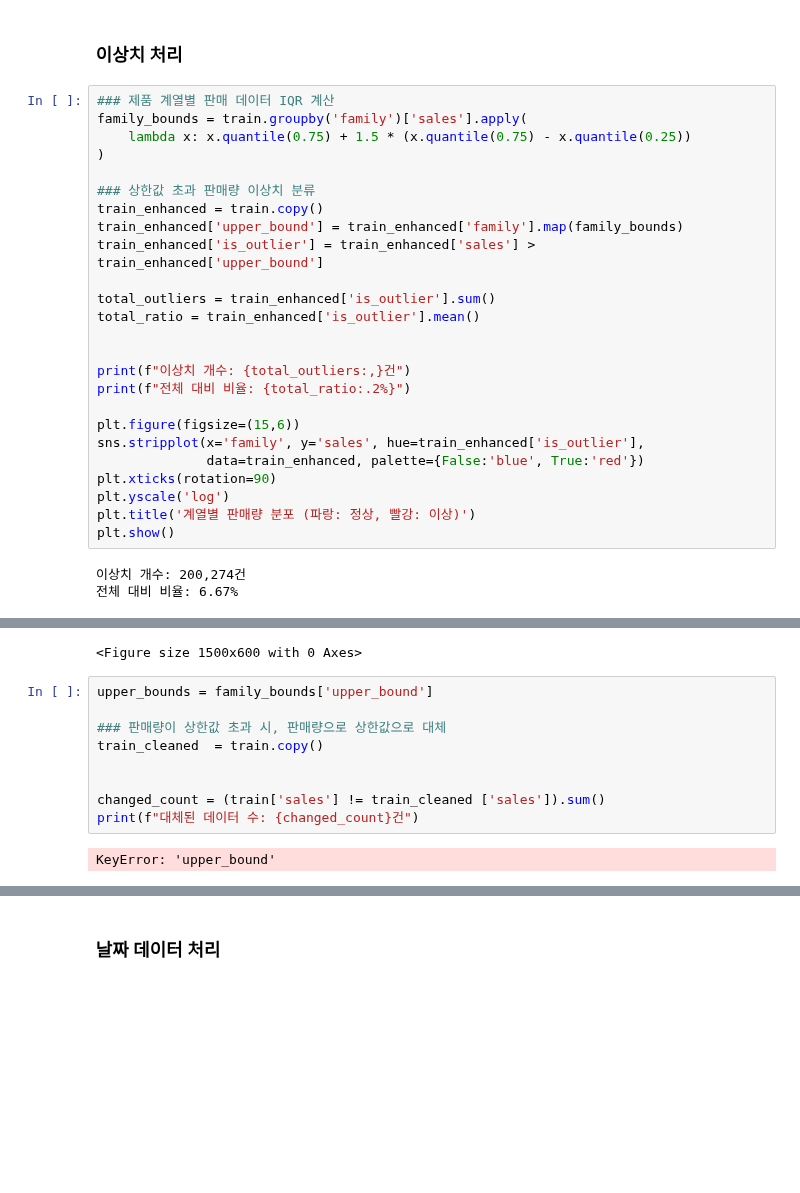
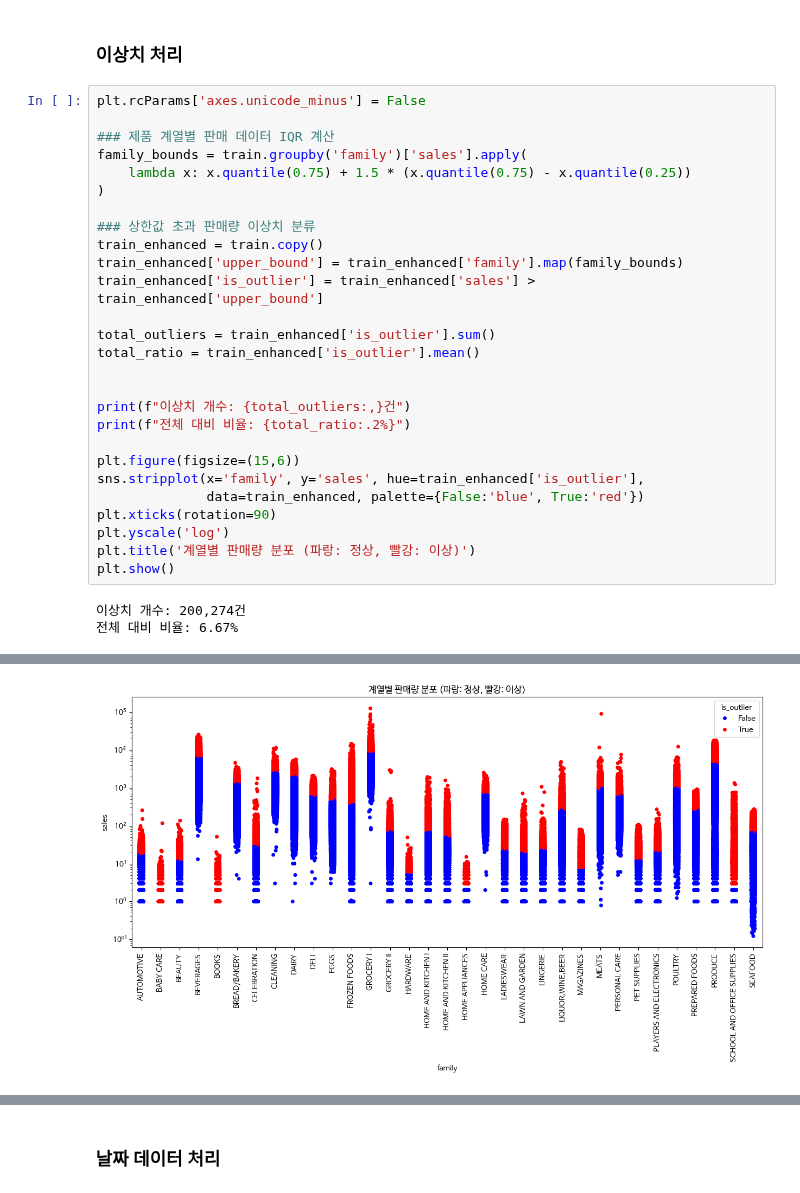
Before and after one commit to soutbox/Data-Analysis-with-Open-Source, a Jupyter notebook: 오픈소스_데이터_분석_7강.ipynb, the cells around one changed output, grey strips where cells are left out. Cells and saved outputs as stored; diff of their text form; blank space fills up the shorter version.

```diff
--- a/오픈소스_데이터_분석_7강.ipynb
+++ b/오픈소스_데이터_분석_7강.ipynb
@@ -520,6 +521,8 @@ NameError: name 'plt' is not defined
 # %% [markdown]
 ### 이상치 처리
 # %%
+plt.rcParams['axes.unicode_minus'] = False
+
 ### 제품 계열별 판매 데이터 IQR 계산
 family_bounds = train.groupby('family')['sales'].apply(
     lambda x: x.quantile(0.75) + 1.5 * (x.quantile(0.75) - x.quantile(0.25))
@@ -551,12 +557 @@ NameError: name 'sns' is not defined
-<Figure size 1500x600 with 0 Axes>
+[figure, added]
-# %%
-upper_bounds = family_bounds['upper_bound']
-
-### 판매량이 상한값 초과 시, 판매량으로 상한값으로 대체
-train_cleaned  = train.copy()
-
-
-changed_count = (train['sales'] != train_cleaned ['sales']).sum()
-print(f"대체된 데이터 수: {changed_count}건")
-# %% [output]
-KeyError: 'upper_bound'
```
Also changed, not shown: parts of 11 cells of this notebook.
